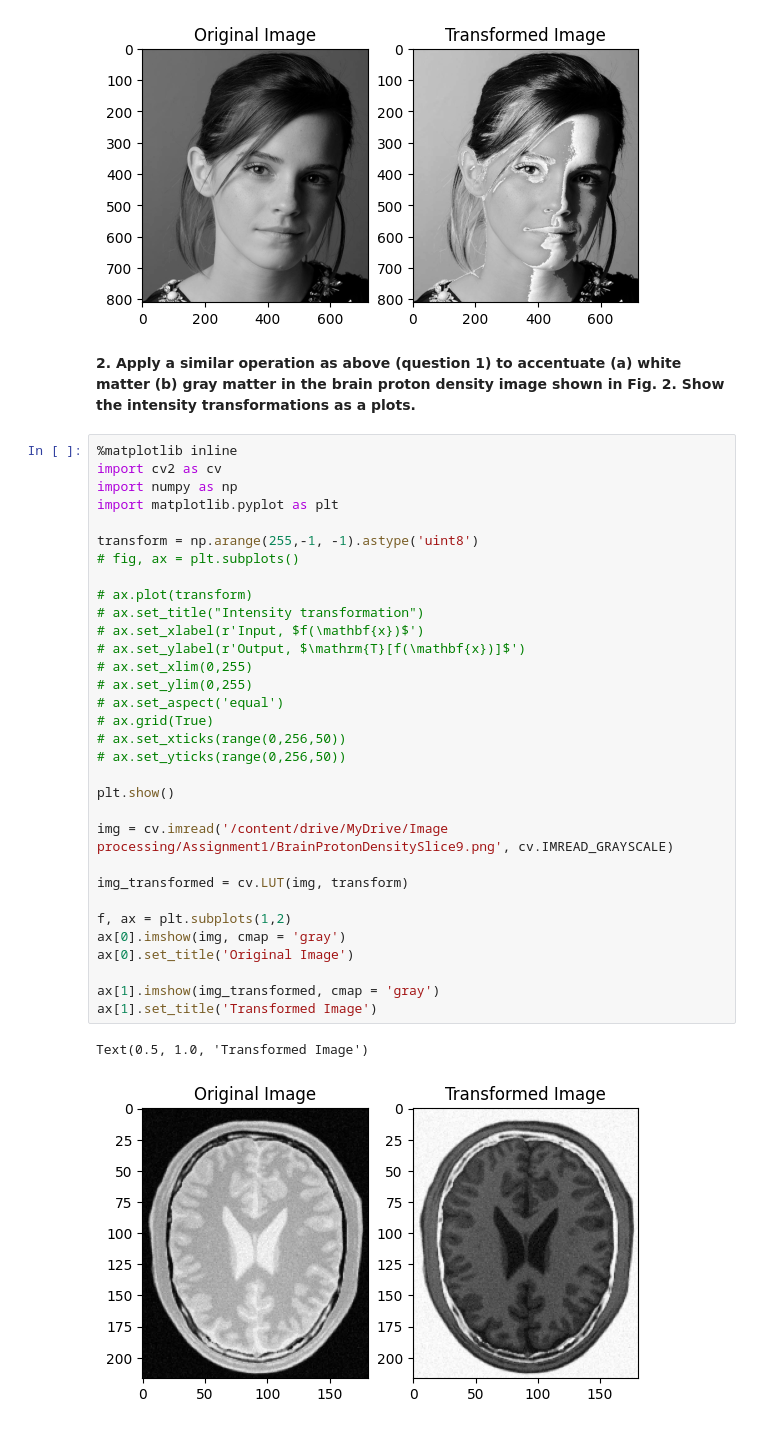
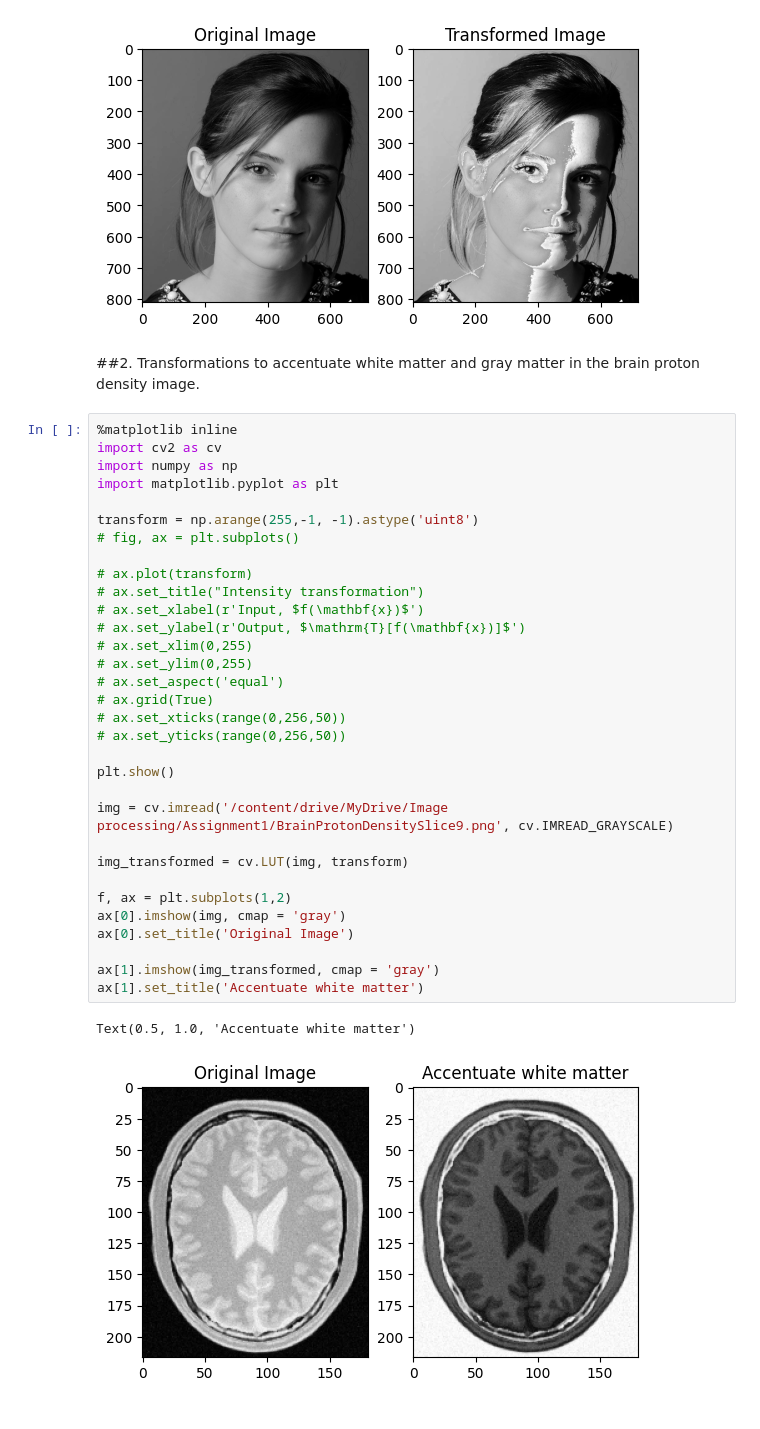
Before and after one commit to KavinduKariyawasam/Image_Processing, a Jupyter notebook: Assignment1.ipynb, the cells around one changed output. Cells and saved outputs as stored; diff of their text form.

```diff
--- a/Assignment1.ipynb
+++ b/Assignment1.ipynb
@@ -54,42 +61,39 @@ ax[1].set_title('Transformed Image')
 Text(0.5, 1.0, 'Transformed Image')
 [figure]
 # %% [markdown]
-**2. Apply a similar operation as above (question 1) to accentuate
-(a) white matter
-(b) gray matter
-in the brain proton density image shown in Fig. 2. Show the intensity transformations as a plots.**
+##2. Transformations to accentuate white matter and gray matter in the brain proton density image.
 # %%
 %matplotlib inline
 import cv2 as cv
 import numpy as np
 import matplotlib.pyplot as plt
 
 transform = np.arange(255,-1, -1).astype('uint8')
 # fig, ax = plt.subplots()
 
 # ax.plot(transform)
 # ax.set_title("Intensity transformation")
 # ax.set_xlabel(r'Input, $f(\mathbf{x})$')
 # ax.set_ylabel(r'Output, $\mathrm{T}[f(\mathbf{x})]$')
 # ax.set_xlim(0,255)
 # ax.set_ylim(0,255)
 # ax.set_aspect('equal')
 # ax.grid(True)
 # ax.set_xticks(range(0,256,50))
 # ax.set_yticks(range(0,256,50))
 
 plt.show()
 
 img = cv.imread('/content/drive/MyDrive/Image processing/Assignment1/BrainProtonDensitySlice9.png', cv.IMREAD_GRAYSCALE)
 
 img_transformed = cv.LUT(img, transform)
 
 f, ax = plt.subplots(1,2)
 ax[0].imshow(img, cmap = 'gray')
 ax[0].set_title('Original Image')
 
 ax[1].imshow(img_transformed, cmap = 'gray')
-ax[1].set_title('Transformed Image')
+ax[1].set_title('Accentuate white matter')
 # %% [output]
-Text(0.5, 1.0, 'Transformed Image')
+Text(0.5, 1.0, 'Accentuate white matter')
-[figure, old version]
+[figure, new version]
```
Also changed, not shown: parts of 7 cells of this notebook.
